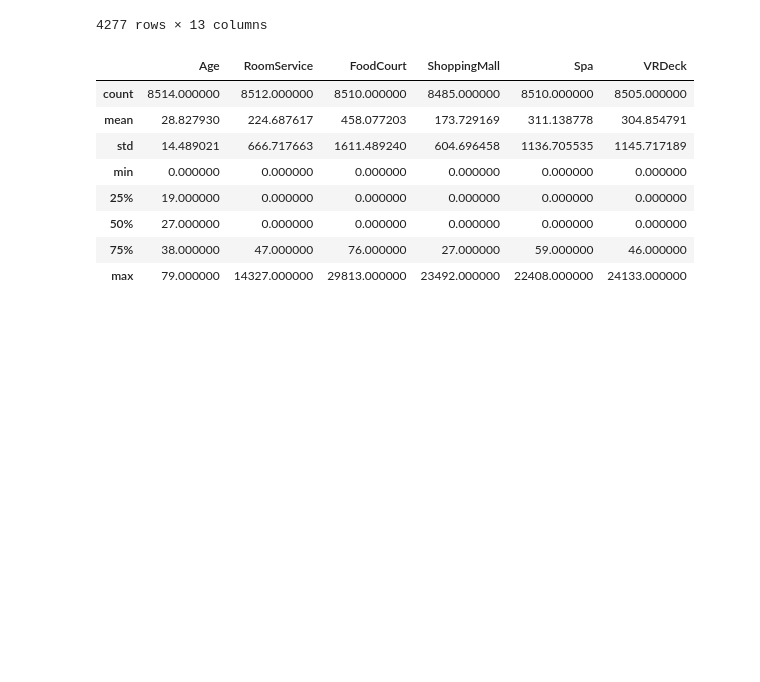
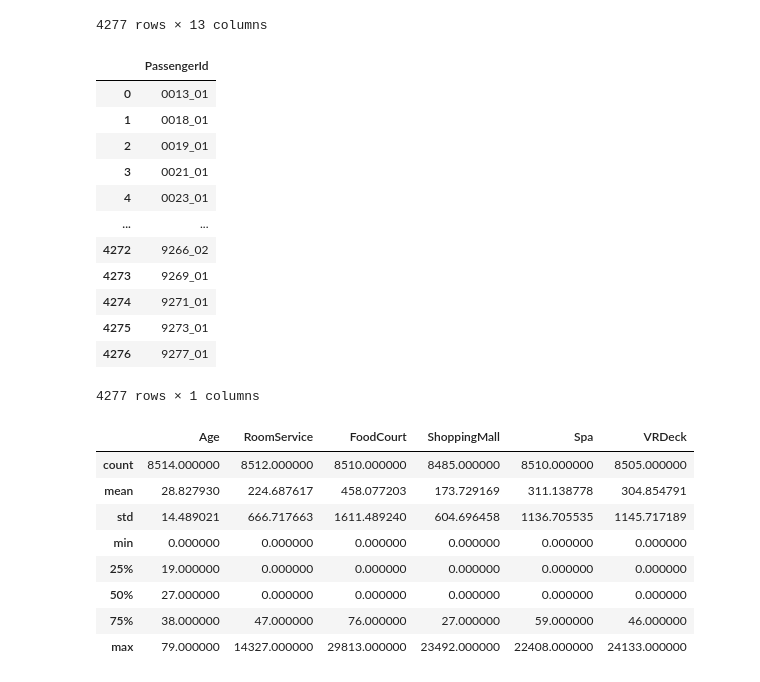
Before and after one commit to AkashKalme/Spaceship-Titanic, a Jupyter notebook: SpaceshipTitanic.ipynb, the cells around one changed output. Saved outputs shown, nothing was run; the diff lists cells and outputs as text; code cells hidden in the pictures; blank space fills up the shorter version.

```diff
--- a/SpaceshipTitanic.ipynb
+++ b/SpaceshipTitanic.ipynb
@@ -41,6 +43,24 @@ df_test
 | 4275 | 9273_01 | Europa | False | D/297/P | NaN | NaN | False | 0.0 | 2680.0 | ... |
 | 4276 | 9277_01 | Earth | True | G/1498/S | PSO J318.5-22 | 43.0 | False | 0.0 | 0.0 | ... |
 4277 rows × 13 columns
+# %%
+df_res = pd.DataFrame(df_test, columns=['PassengerId'])
+# %%
+df_res
+# %% [output]
+|  | PassengerId |
+| 0 | 0013_01 |
+| 1 | 0018_01 |
+| 2 | 0019_01 |
+| 3 | 0021_01 |
+| 4 | 0023_01 |
+| ... | ... |
+| 4272 | 9266_02 |
+| 4273 | 9269_01 |
+| 4274 | 9271_01 |
+| 4275 | 9273_01 |
+| 4276 | 9277_01 |
+4277 rows × 1 columns
 # %%
 df_train.describe()
 # %% [output]
```
Also changed, not shown: parts of 9 cells of this notebook.
